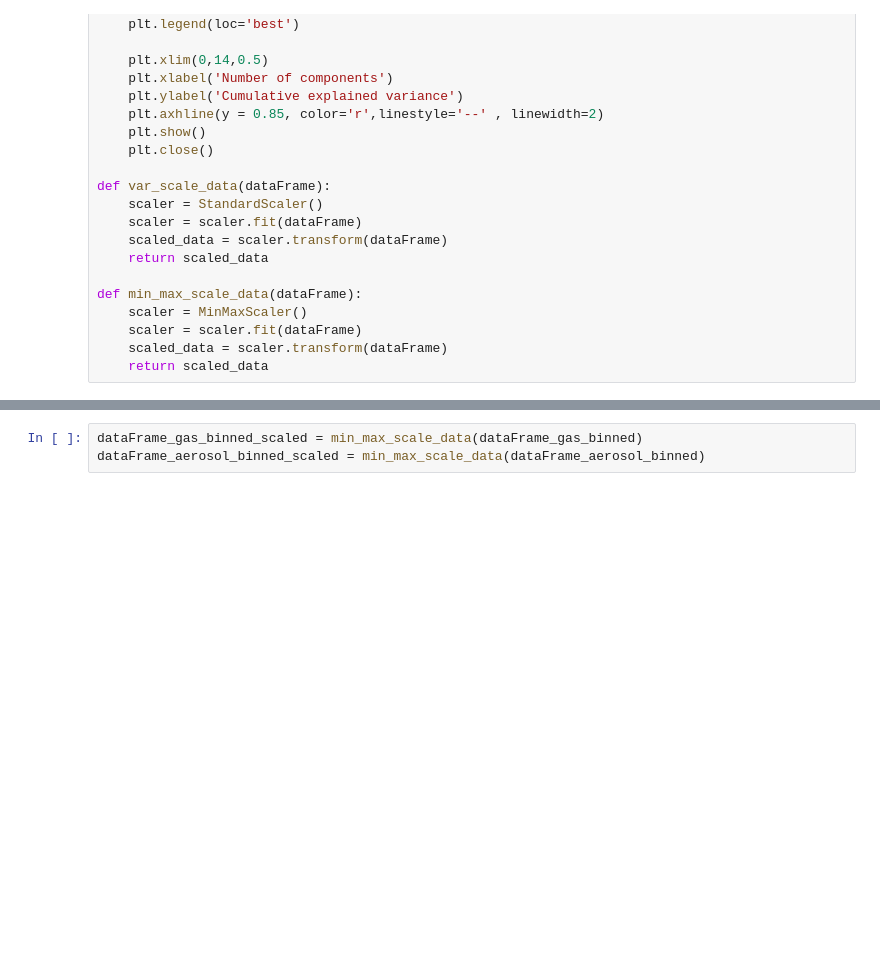
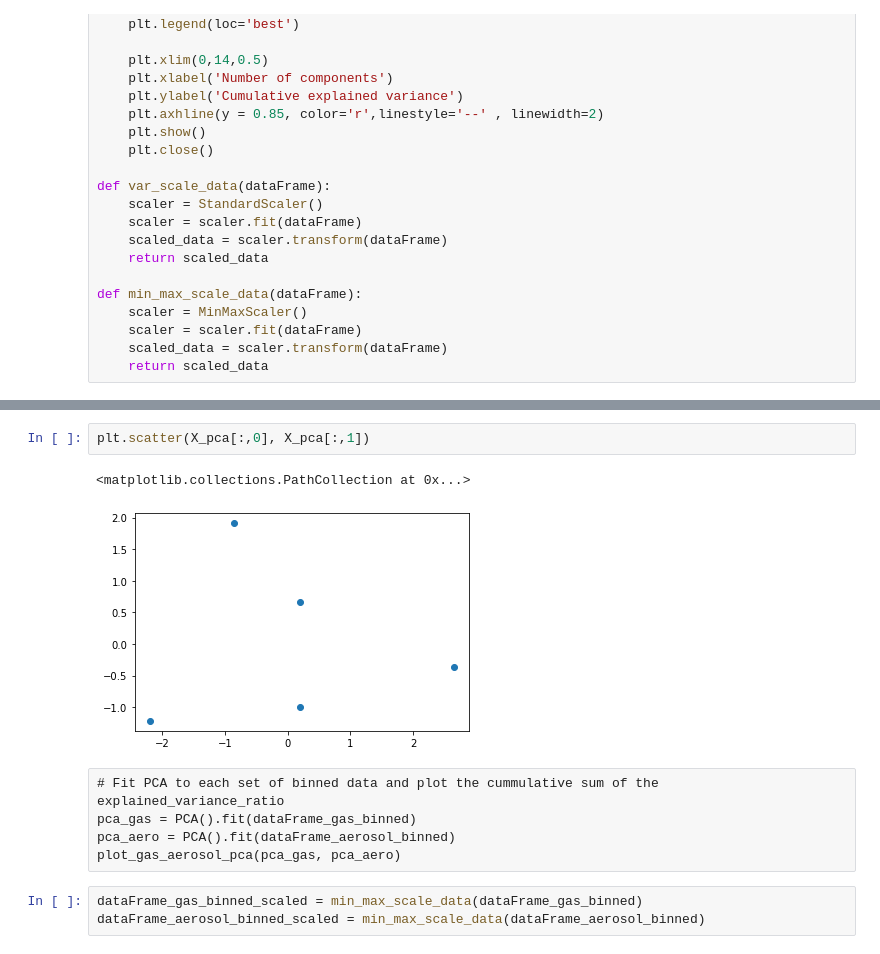
Before and after one commit to NCAR/ai4essportal, a Jupyter notebook: NB1_data_exploration.ipynb, the cells around one changed output, grey strips where cells are left out. Cells and saved outputs as stored; diff of their text form; blank space fills up the shorter version.

```diff
--- a/NB1_data_exploration.ipynb
+++ b/NB1_data_exploration.ipynb
@@ -321,3 +364,13 @@ plot_gas_aerosol_pca(pca_gas, pca_aero)
+# %%
+plt.scatter(X_pca[:,0], X_pca[:,1])
+# %% [output]
+<matplotlib.collections.PathCollection at 0x...>
+[figure, added]
+# %% [raw]
+# Fit PCA to each set of binned data and plot the cummulative sum of the explained_variance_ratio
+pca_gas = PCA().fit(dataFrame_gas_binned)
+pca_aero = PCA().fit(dataFrame_aerosol_binned)
+plot_gas_aerosol_pca(pca_gas, pca_aero)
 # %%
 dataFrame_gas_binned_scaled = min_max_scale_data(dataFrame_gas_binned)
 dataFrame_aerosol_binned_scaled = min_max_scale_data(dataFrame_aerosol_binned)
```
Also changed, not shown: parts of 12 cells of this notebook, 1 other file.
